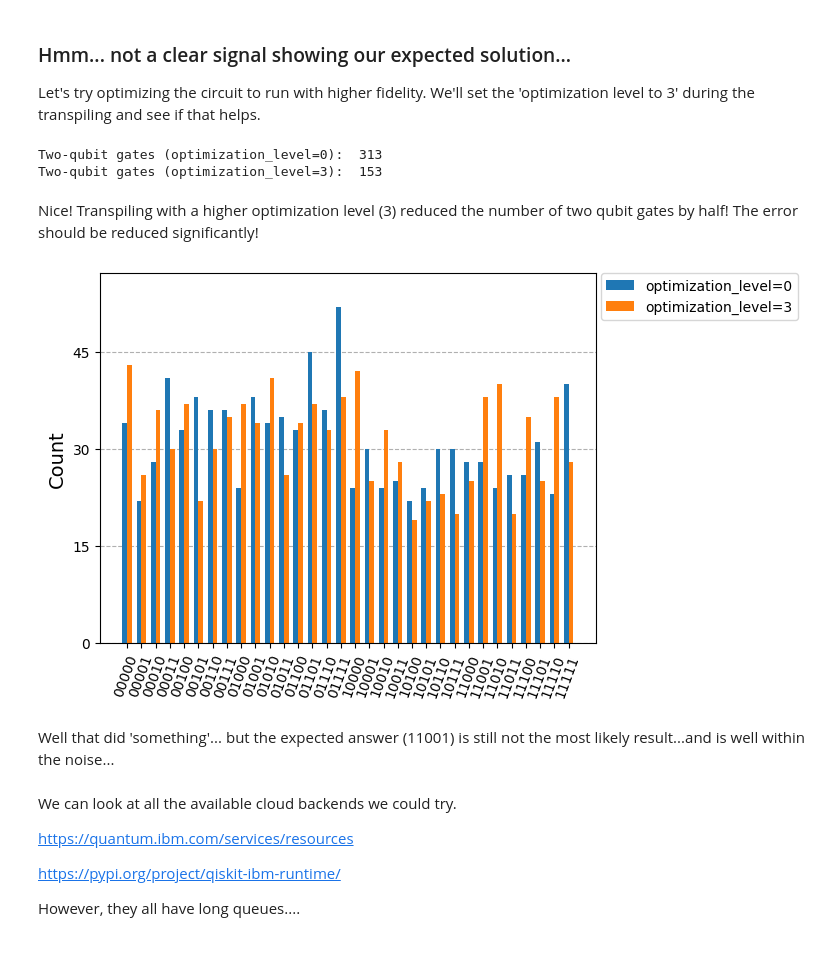
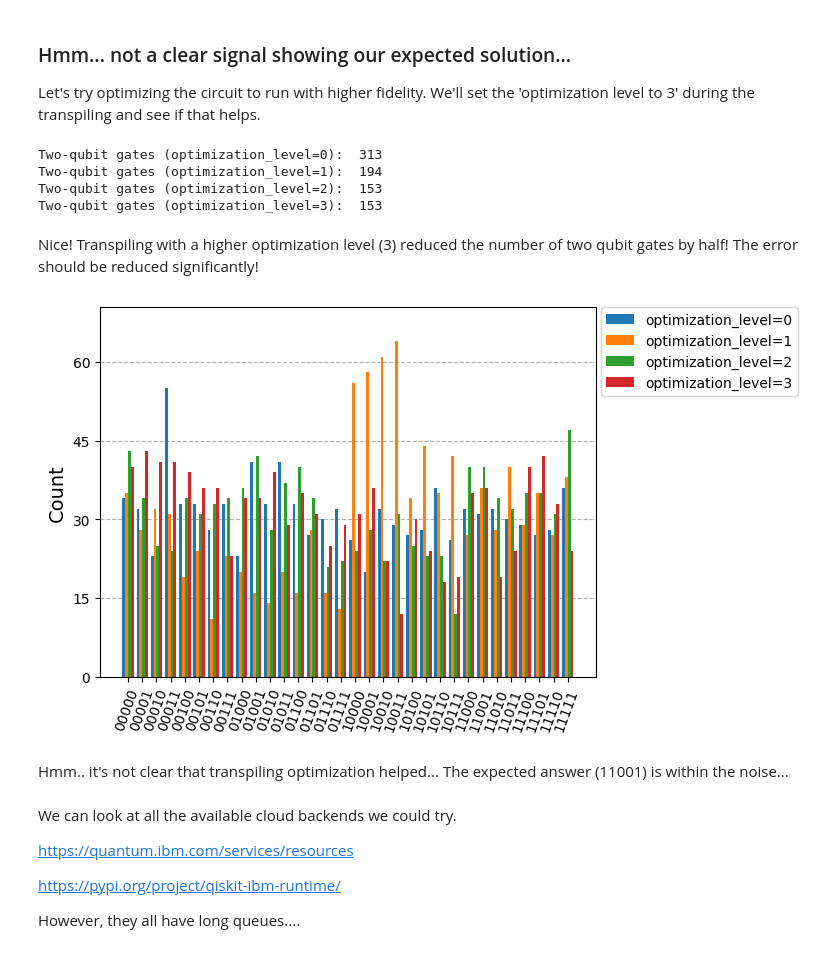
Before and after one commit to UMassIonTrappers/Introduction-to-Quantum-Computing, a Jupyter notebook: labs/Lab_07_Quantum_circuits_quantum_adder.ipynb, the cells around one changed output. Saved outputs shown, nothing was run; the diff lists cells and outputs as text; code cells hidden in the pictures.

Commit message:
updated lab 7 to compare optimization levels on fake Brisbane

```diff
--- a/labs/Lab_07_Quantum_circuits_quantum_adder.ipynb
+++ b/labs/Lab_07_Quantum_circuits_quantum_adder.ipynb
@@ -93,8 +99,8 @@ That section goes over how to construct a digital binary adder with logical gate
 from qiskit import QuantumRegister, ClassicalRegister, QuantumCircuit
 from numpy import pi
 
-qreg_q = QuantumRegister(3)
-creg_c = ClassicalRegister(3)
+qreg_q = QuantumRegister(3, 'q')
+creg_c = ClassicalRegister(3,'c')
 circuit = QuantumCircuit(qreg_q, creg_c)
 
 # circuit = QuantumCircuit(3, 3)
@@ -106,5 +112,5 @@ circuit.measure(qreg_q[1], creg_c[1])
 circuit.measure(qreg_q[2], creg_c[2])
 
 
-circuit.draw('mpl')
+circuit.draw('mpl', scale = 1.3)
 # %% [output]
@@ -579,13 +598,15 @@ for gate in backend.basis_gates:
         twoQ_gate = gate
 
 circuits = []
-for optimization_level in [0, 3]:
+for optimization_level in [0,1,2,3]:
     pm = generate_preset_pass_manager(optimization_level, backend=backend, seed_transpiler=0)
     t_qc = pm.run(qc)
     print(f"Two-qubit gates (optimization_level={optimization_level}): ", t_qc.count_ops()[twoQ_gate])
     circuits.append(t_qc)
 # %% [output]
 Two-qubit gates (optimization_level=0):  313
+Two-qubit gates (optimization_level=1):  194
+Two-qubit gates (optimization_level=2):  153
 Two-qubit gates (optimization_level=3):  153
 # %% [markdown]
 Nice! Transpiling with a higher optimization level (3) reduced the number of two qubit gates by half! The error should be reduced significantly!
@@ -600,15 +621,17 @@ with Batch(backend=backend):
 # %%
 '''Plot results'''
 plot_histogram(
     [result[0].data.bc.get_counts(),
-     result[1].data.bc.get_counts()],
+     result[1].data.bc.get_counts(),
+     result[2].data.bc.get_counts(),
+     result[3].data.bc.get_counts()],
     bar_labels=False,
     legend=[
         "optimization_level=0",
+        "optimization_level=1",
+        "optimization_level=2",
         "optimization_level=3"#,
     ],
 )
 # %% [output]
-[figure, old version]
+[figure, new version]
-# %% [markdown]
-Well that did 'something'... but the expected answer (11001) is still not the most likely result...and is well within the noise...
@@ -618,3 +638,6 @@ decomposed_circ = qc.decompose() # Does not modify original circuit
+# %% [markdown]
+Hmm.. it's not clear that transpiling optimization helped...
+The expected answer (11001) is within the noise...
 # %% [markdown]
 We can look at all the available cloud backends we could try.
 
```
Also changed, not shown: parts of 31 cells of this notebook.
